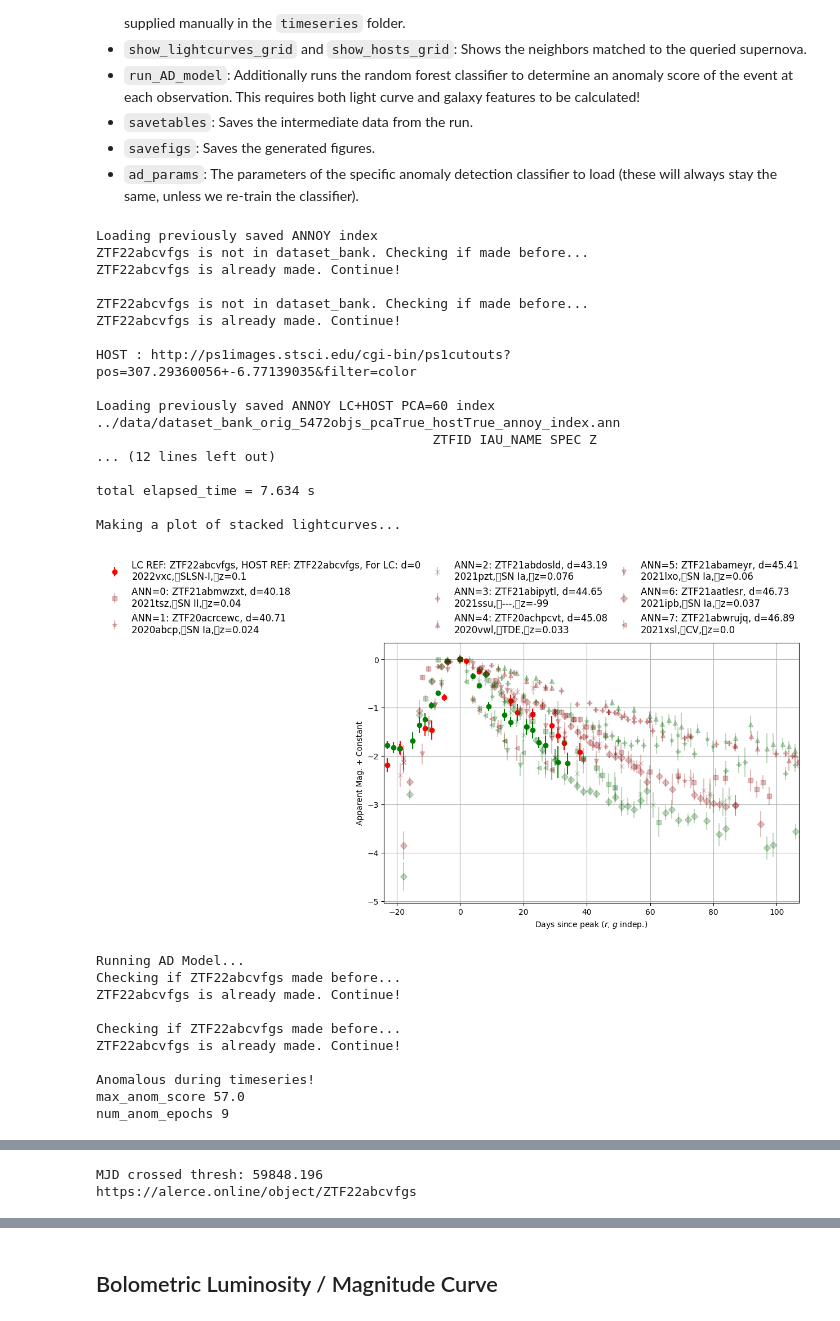
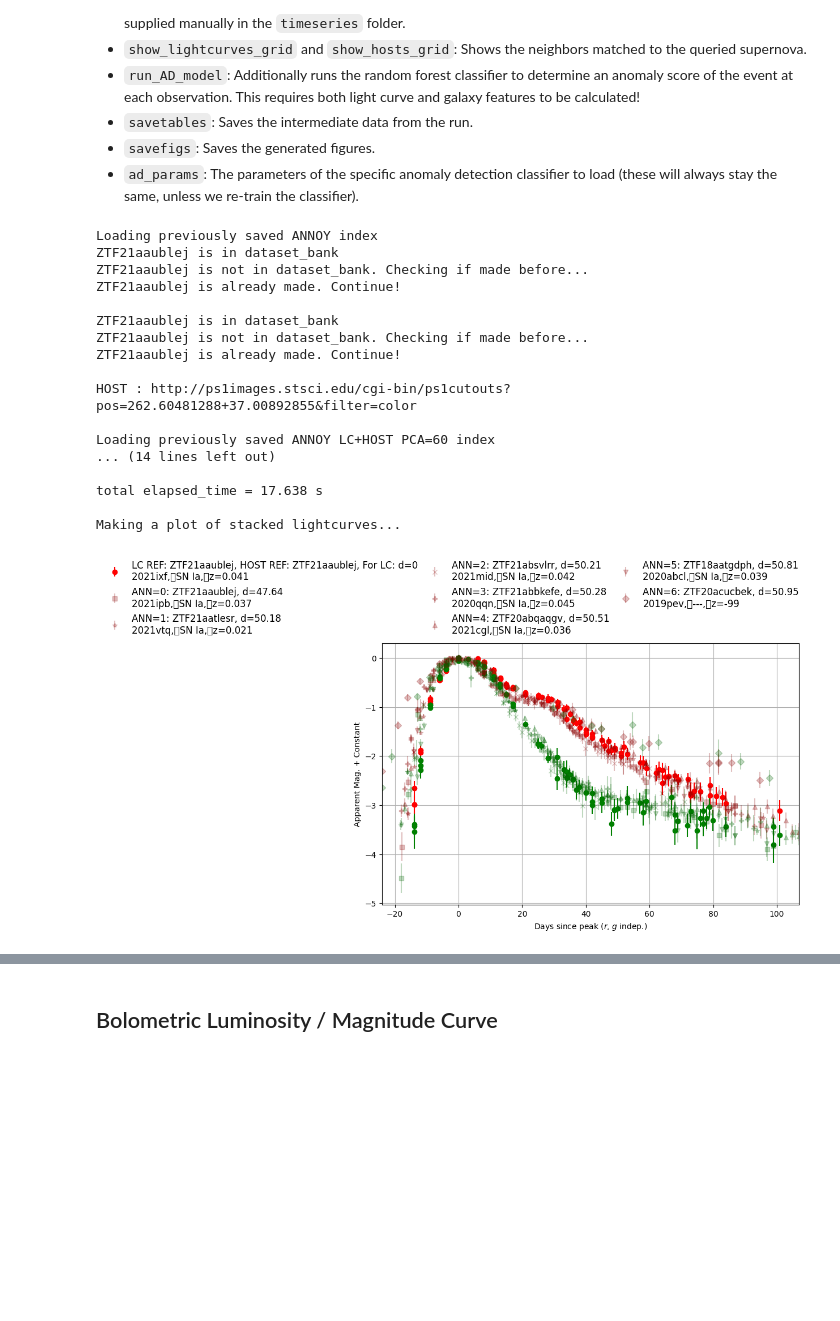
Before and after one commit to evan-reynolds/laiss_timedomainanomalies, a Jupyter notebook: notebooks/evan_research.ipynb, the cells around one changed output, grey strips where cells are left out. Saved outputs shown, nothing was run; the diff lists cells and outputs as text; code cells hidden in the pictures; blank space fills up the shorter version.

Commit message:
Adding research to analyze how changing host changes nearest neighbors

```diff
--- a/notebooks/evan_research.ipynb
+++ b/notebooks/evan_research.ipynb
@@ -83,7 +84,12 @@ max_depth = 35
 random_state = 11
 max_features = 35
 
-# LAISS(l_or_ztfid_ref="ZTF22abcvfgs",  # ZTF21aaublej
+# Run PCA on light curve and host features to build space of 60 features and build ANNOY index on them
+binary_index_path = "../data/"+mod_build_indexed_sample(fn='../data/dataset_bank_orig_5472objs.csv.gz', lc_features=lc_features, host_features=host_features, pca=True, save=True)
+# Or, don't use PCA for (hopefully) more accurate results
+# binary_index_path = "../data/"+mod_build_indexed_sample(fn='../data/loci_df_271688objects_cut_stars_and_gal_plane.csv', lc_features=lc_features, host_features=[], pca=False, save=True)
+
+# LAISS(l_or_ztfid_ref="ZTF21aaublej",  # ZTF21aaublej or # ZTF22abcvfgs for anomaly
 #       lc_features=lc_features,
 #       host_features=host_features,
 #       n=8,
@@ -93,63 +99,49 @@ max_features = 35
 #       show_hosts_grid=False, # host galaxy images currently don't display properly
 #       run_AD_model=True, # needs host features for anomaly detection model
 #       savetables=False,
 #       savefigs=False,
 #      ad_params={'n_estimators':n_estimators, 'max_depth':max_depth, 'random_state':random_state, 'max_features':max_features})
 
 
-# Run PCA on light curve and host features to build space of 60 features and build ANNOY index on them
-binary_index_path = "../data/"+mod_build_indexed_sample(fn='../data/dataset_bank_orig_5472objs.csv.gz', lc_features=lc_features, host_features=host_features, pca=True, save=True)
-# Or, don't use PCA for (hopefully) more accurate results
-# binary_index_path = "../data/"+mod_build_indexed_sample(fn='../data/loci_df_271688objects_cut_stars_and_gal_plane.csv', lc_features=lc_features, host_features=[], pca=False, save=True)
-
 laiss_dict = LAISS_primer(
-    LC_l_or_ztfid_ref="ZTF22abcvfgs",
-    HOST_l_or_ztfid_ref="ZTF22abcvfgs",
+    LC_l_or_ztfid_ref="ZTF21aaublej", #ZTF22abcvfgs
+    HOST_l_or_ztfid_ref="ZTF21aaublej", #ZTF22abcvfgs
     lc_features=lc_features,
     host_features=host_features,
 )
 
 LAISS_nearest_neighbors(
     laiss_dict=laiss_dict,
     use_pca_for_nn=True,
     annoy_index_file_path=binary_index_path,
     n=8,
     search_k=5000,
     show_lightcurves_grid=True,
+    store_results=False,
 )
 
-LAISS_AD(
-    laiss_dict=laiss_dict,
-    lc_features=lc_features,
-    host_features=host_features,
-    ad_params={'n_estimators':n_estimators, 'max_depth':max_depth, 'random_state':random_state, 'max_features':max_features}
-)
+# LAISS_AD(
+#     laiss_dict=laiss_dict,
+#     lc_features=lc_features,
+#     host_features=host_features,
+#     ad_params={'n_estimators':n_estimators, 'max_depth':max_depth, 'random_state':random_state, 'max_features':max_features}
+# )
 # %% [output]
 Loading previously saved ANNOY index
-ZTF22abcvfgs is not in dataset_bank. Checking if made before...
-ZTF22abcvfgs is already made. Continue!
+ZTF21aaublej is in dataset_bank
+ZTF21aaublej is not in dataset_bank. Checking if made before...
+ZTF21aaublej is already made. Continue!
 
-ZTF22abcvfgs is not in dataset_bank. Checking if made before...
-ZTF22abcvfgs is already made. Continue!
+ZTF21aaublej is in dataset_bank
+ZTF21aaublej is not in dataset_bank. Checking if made before...
+ZTF21aaublej is already made. Continue!
 
-HOST : http://ps1images.stsci.edu/cgi-bin/ps1cutouts?pos=307.29360056+-6.77139035&filter=color
+HOST : http://ps1images.stsci.edu/cgi-bin/ps1cutouts?pos=262.60481288+37.00892855&filter=color
 
 Loading previously saved ANNOY LC+HOST PCA=60 index
-../data/dataset_bank_orig_5472objs_pcaTrue_hostTrue_annoy_index.ann
-                                           ZTFID IAU_NAME SPEC Z
-... (12 lines left out)
+... (14 lines left out)
 
-total elapsed_time = 7.634 s
+total elapsed_time = 17.638 s
 
 Making a plot of stacked lightcurves...
-[figure, old version]
+[figure, new version]
-Running AD Model...
-Checking if ZTF22abcvfgs made before...
-ZTF22abcvfgs is already made. Continue!
-
-Checking if ZTF22abcvfgs made before...
-ZTF22abcvfgs is already made. Continue!
-
-Anomalous during timeseries!
-max_anom_score 57.0
-num_anom_epochs 9
@@ -159,2 +147,0 @@ num_anom_epochs 9
-MJD crossed thresh: 59848.196
-https://alerce.online/object/ZTF22abcvfgs
```
Also changed, not shown: parts of 9 cells of this notebook, 1 other file.
